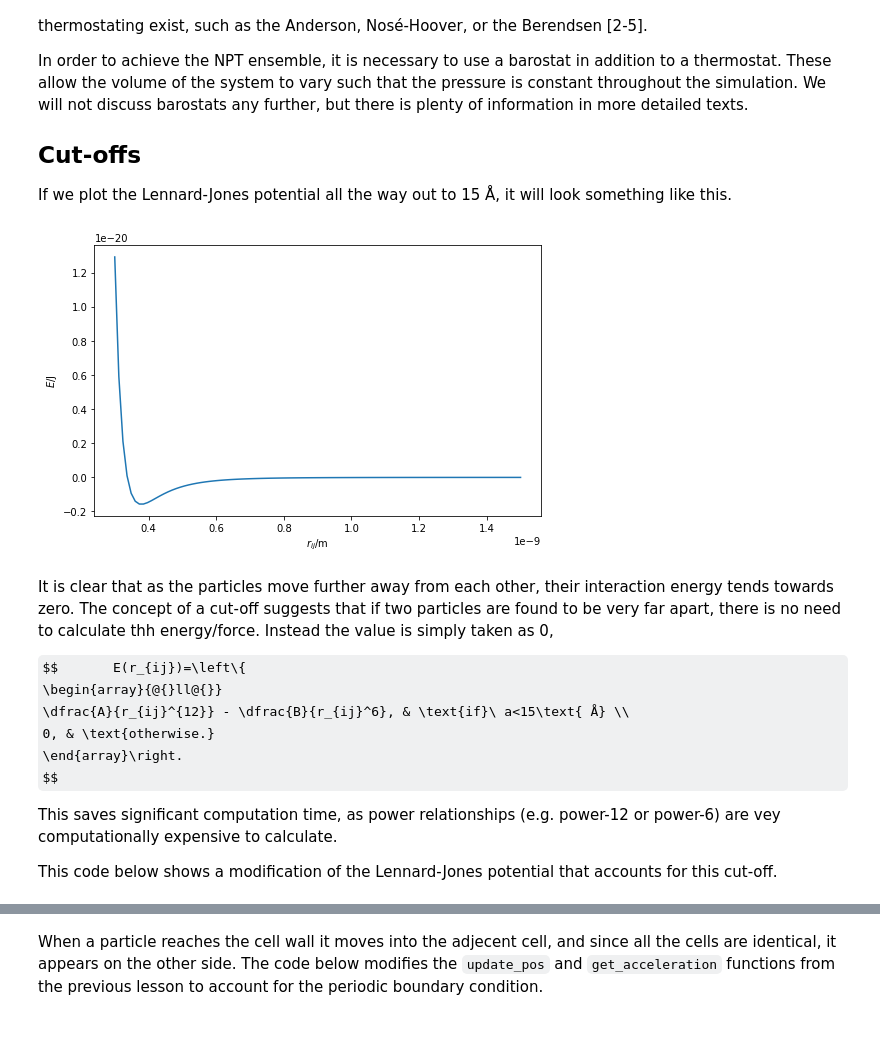
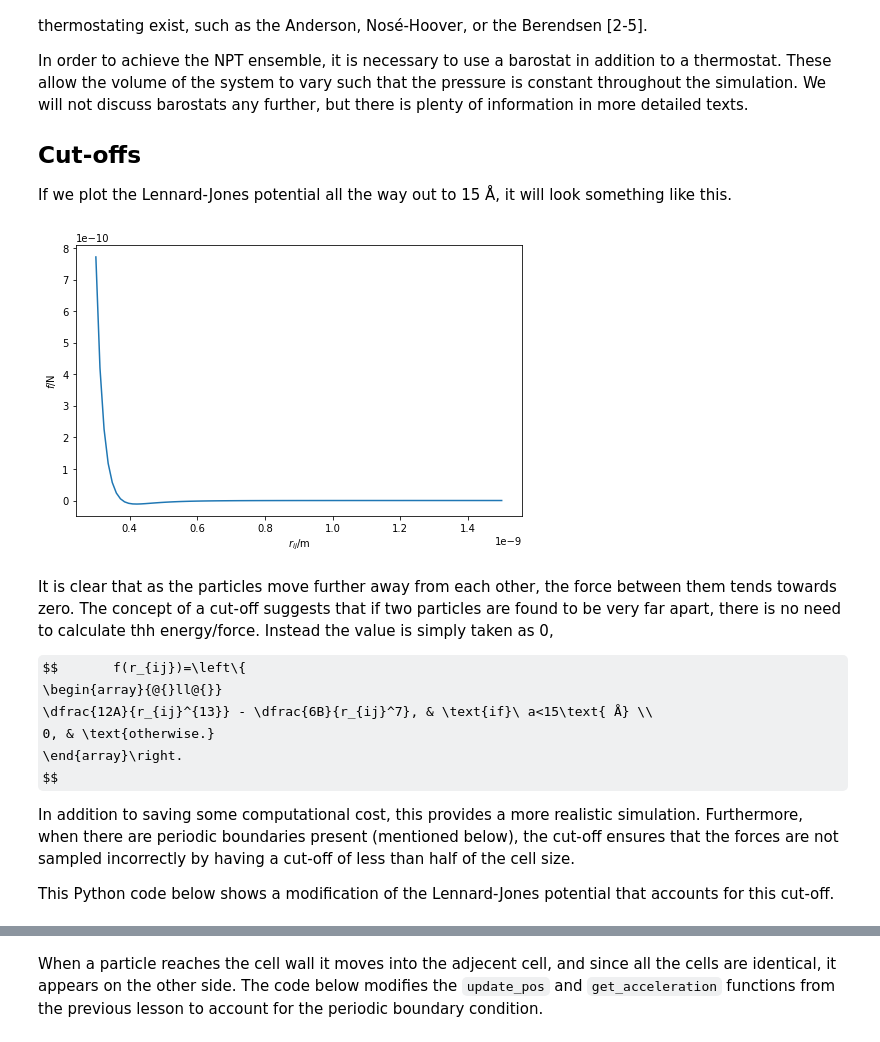
Before and after one commit to timsnow/sim_and_scat, a Jupyter notebook: notebooks_plain/04_episode.ipynb, the cells around one changed output, grey strips where cells are left out. Saved outputs shown, nothing was run; the diff lists cells and outputs as text; code cells hidden in the pictures; some formulas as TeX source.

```diff
--- a/notebooks_plain/04_episode.ipynb
+++ b/notebooks_plain/04_episode.ipynb
@@ -48,51 +48,52 @@ If we plot the Lennard-Jones potential all the way out to 15 Å, it will look so
 # %%
 %matplotlib inline
 import numpy as np
 import matplotlib.pyplot as plt
 
-def lj(rij, a, b):
+def lj_force(rij, a, b):
     """
     Implementation of the Lennard-Jones potential
     to calculate the energy of the interaction.
 
     Parameters
     ----------
     rij: float
         Distance between two particles
     a: float
         A parameter for interaction
     b: float
         B parameter for interaction
 
     Returns
     -------
     float
         Energy of the interaction.
     """
-    return a / np.power(rij, 12) - b / np.power(rij, 6)
+    return 12 * a / np.power(rij, 13) - 6 * b / np.power(rij, 7)
 
 r = np.linspace(3e-10, 15e-10, 100)
 fig = plt.figure(figsize=(8, 5))
 ax = fig.add_subplot(111)
-ax.plot(r, lj(r, 1.363e-134, 9.273e-78))
+ax.plot(r, lj_force(r, 1.363e-134, 9.273e-78))
 ax.set_xlabel(r'$r_{ij}$/m')
-ax.set_ylabel(r'$E$/J')
+ax.set_ylabel(r'$f$/N')
 plt.show()
 # %% [output]
-[figure, old version]
+[figure, new version]
 # %% [markdown]
-It is clear that as the particles move further away from each other, their interaction energy tends towards zero.
+It is clear that as the particles move further away from each other, the force between them tends towards zero.
 The concept of a cut-off suggests that if two particles are found to be very far apart, there is no need to calculate thh energy/force.
 Instead the value is simply taken as 0,
 
-$$       E(r_{ij})=\left\{
+$$       f(r_{ij})=\left\{
   \begin{array}{@{}ll@{}}
-    \dfrac{A}{r_{ij}^{12}} - \dfrac{B}{r_{ij}^6}, & \text{if}\ a<15\text{ Å} \\
+    \dfrac{12A}{r_{ij}^{13}} - \dfrac{6B}{r_{ij}^7}, & \text{if}\ a<15\text{ Å} \\
     0, & \text{otherwise.}
   \end{array}\right.
 $$
 
-This saves significant computation time, as power relationships (e.g. power-12 or power-6) are vey computationally expensive to calculate.
+In addition to saving some computational cost, this provides a more realistic simulation.
+Furthermore, when there are periodic boundaries present (mentioned below), the cut-off ensures that the forces are not sampled incorrectly by having a cut-off of less than half of the cell size.
 
-This code below shows a modification of the Lennard-Jones potential that accounts for this cut-off.
+This Python code below shows a modification of the Lennard-Jones potential that accounts for this cut-off.
 # %%
```
Also changed, not shown: parts of 8 cells of this notebook, 1 other file.
